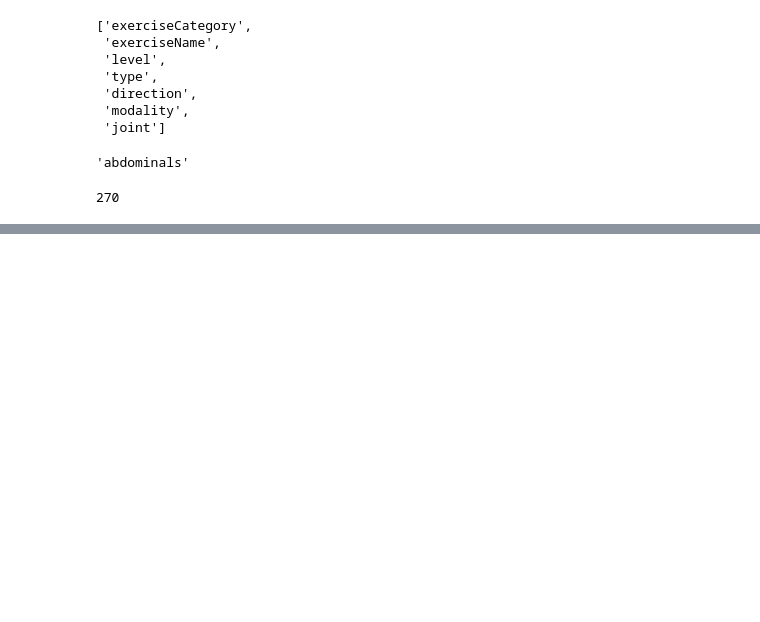
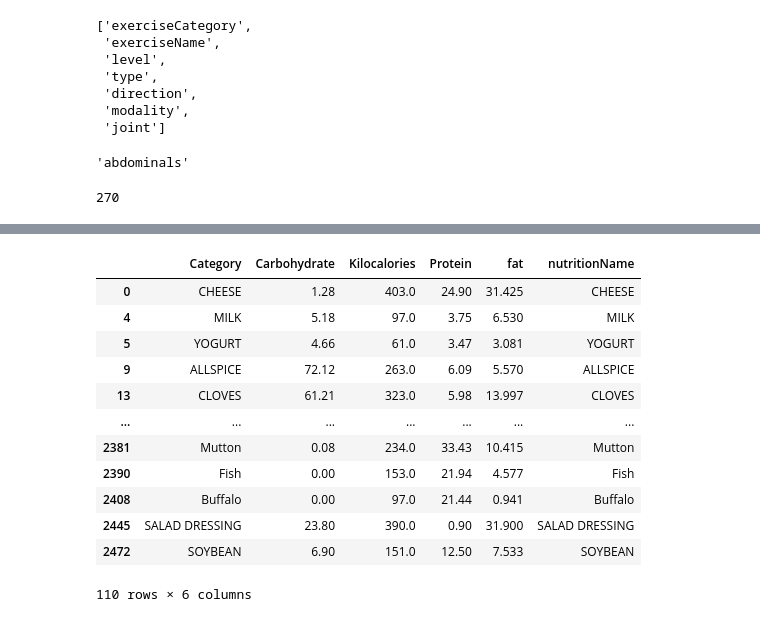
Before and after one commit to nomi181472/daers-fyp, a Jupyter notebook: otherservices/data-cleaning/Untitled1.ipynb, the cells around one changed output, grey strips where cells are left out. Saved outputs shown, nothing was run; the diff lists cells and outputs as text; code cells hidden in the pictures; blank space fills up the shorter version.

```diff
--- a/otherservices/data-cleaning/Untitled1.ipynb
+++ b/otherservices/data-cleaning/Untitled1.ipynb
@@ -102,0 +113,21 @@ client.exercise.exercises.insert_many(jsonArray).inserted_ids
+# %%
+import pandas as pd
+nutrition=pd.read_csv("C:\\Users\\noman\\Daers-Backened\\otherservices\\data-cleaning\\saveState110.csv",index_col=0)
+nutrition.drop( columns=["HouseholdWeights.1stHouseholdWeight","HouseholdWeights.2ndHouseholdWeight","Cholesterol","Fiber","RefusePercentage","SugarTotal","Description"],axis=1,inplace=True)
+# %%
+nutrition["nutritionName"]=nutrition["Category"]
+nutrition
+# %% [output]
+|  | Category | Carbohydrate | Kilocalories | Protein | fat | nutritionName |
+| 0 | CHEESE | 1.28 | 403.0 | 24.90 | 31.425 | CHEESE |
+| 4 | MILK | 5.18 | 97.0 | 3.75 | 6.530 | MILK |
+| 5 | YOGURT | 4.66 | 61.0 | 3.47 | 3.081 | YOGURT |
+| 9 | ALLSPICE | 72.12 | 263.0 | 6.09 | 5.570 | ALLSPICE |
+| 13 | CLOVES | 61.21 | 323.0 | 5.98 | 13.997 | CLOVES |
+| ... | ... | ... | ... | ... | ... | ... |
+| 2381 | Mutton | 0.08 | 234.0 | 33.43 | 10.415 | Mutton |
+| 2390 | Fish | 0.00 | 153.0 | 21.94 | 4.577 | Fish |
+| 2408 | Buffalo | 0.00 | 97.0 | 21.44 | 0.941 | Buffalo |
+| 2445 | SALAD DRESSING | 23.80 | 390.0 | 0.90 | 31.900 | SALAD DRESSING |
+| 2472 | SOYBEAN | 6.90 | 151.0 | 12.50 | 7.533 | SOYBEAN |
+110 rows × 6 columns
```
Also changed, not shown: parts of 11 cells of this notebook, 7 other files.
